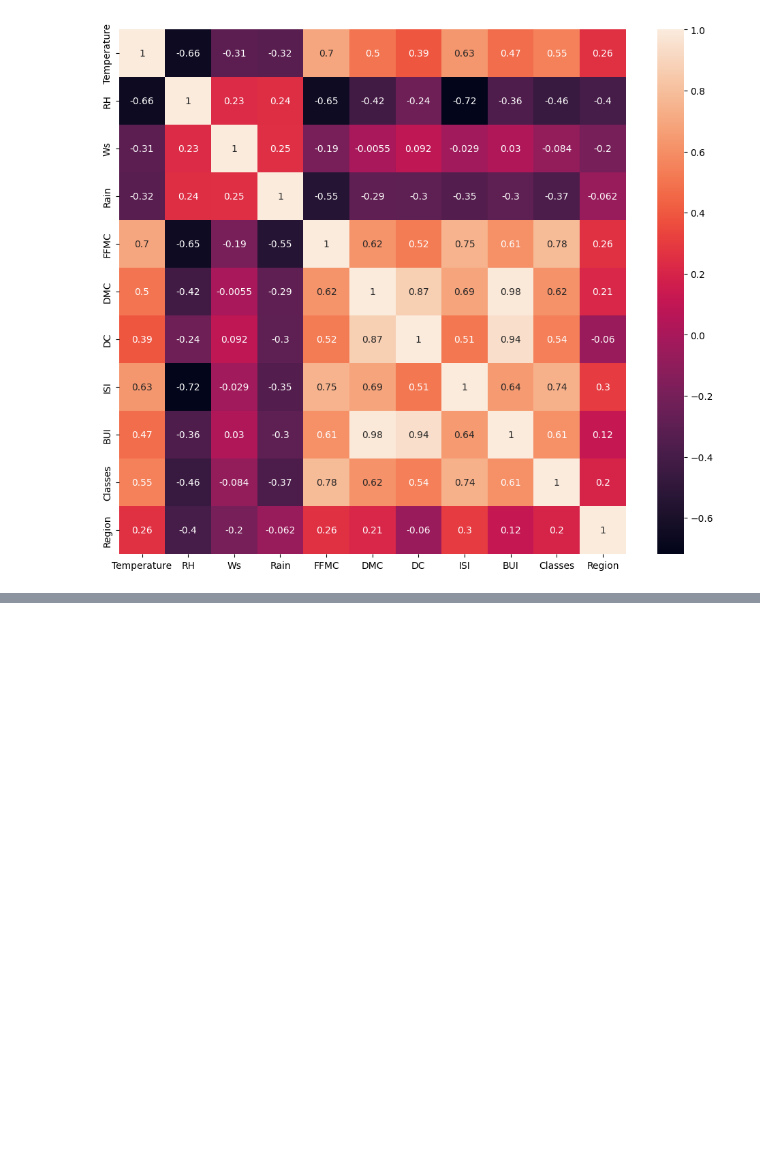
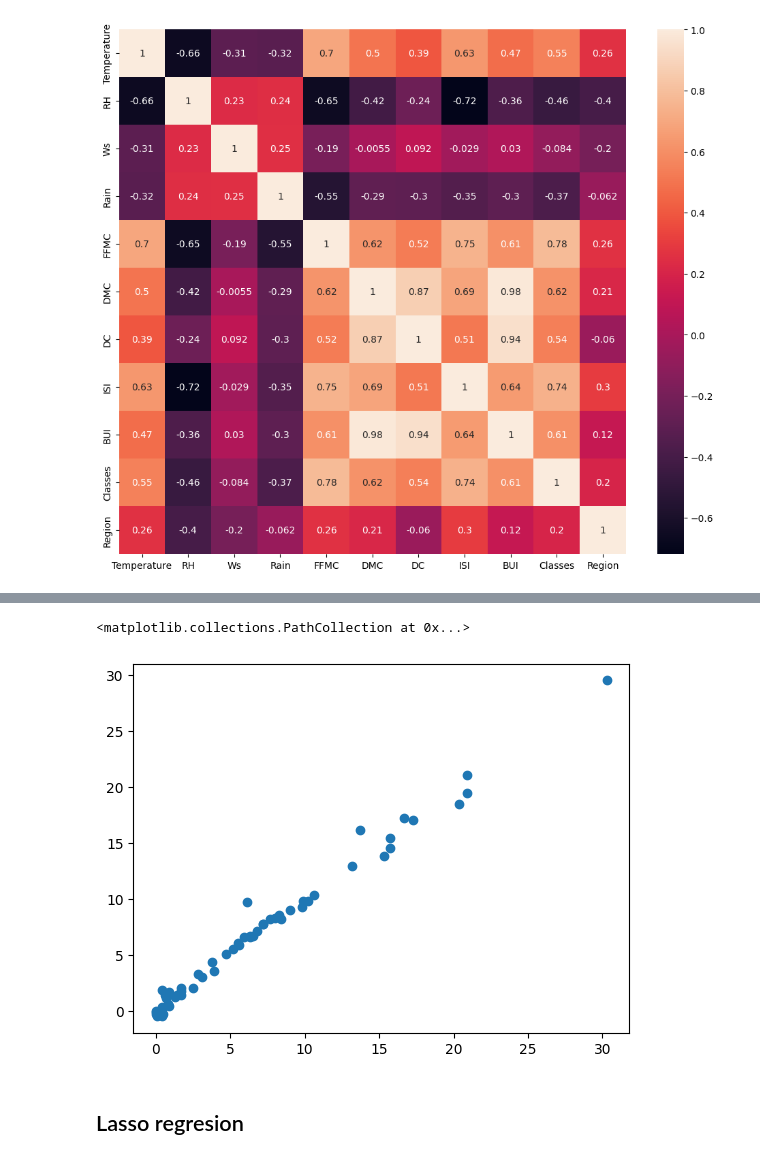
Before and after one commit to coding-ninza-shivam/Machine-Learning, a Jupyter notebook: ML Projects/1. Algerian Forest Fire/model_training.ipynb, the cells around one changed output, grey strips where cells are left out. Saved outputs shown, nothing was run; the diff lists cells and outputs as text; code cells hidden in the pictures; blank space fills up the shorter version.

```diff
--- a/ML Projects/1. Algerian Forest Fire/model_training.ipynb
+++ b/ML Projects/1. Algerian Forest Fire/model_training.ipynb
@@ -112,0 +161,5 @@ _IncompleteInputError: incomplete input (893250159.py, line 3)
+# %%
+from sklearn.linear_model import LinearRegression
+from sklearn.metrics import mean_absolute_error
+from sklearn.metrics import r2_score
+linreg= LinearRegression()
@@ -112,0 +176,9 @@ _IncompleteInputError: incomplete input (893250159.py, line 3)
+# %%
+plt.scatter(y_test, y_pred)
+
+#If it foolows a linear relationship the it is a good model
+# %% [output]
+<matplotlib.collections.PathCollection at 0x...>
+[figure, added]
+# %% [markdown]
+## Lasso regresion
```
Also changed, not shown: parts of 11 cells of this notebook.
